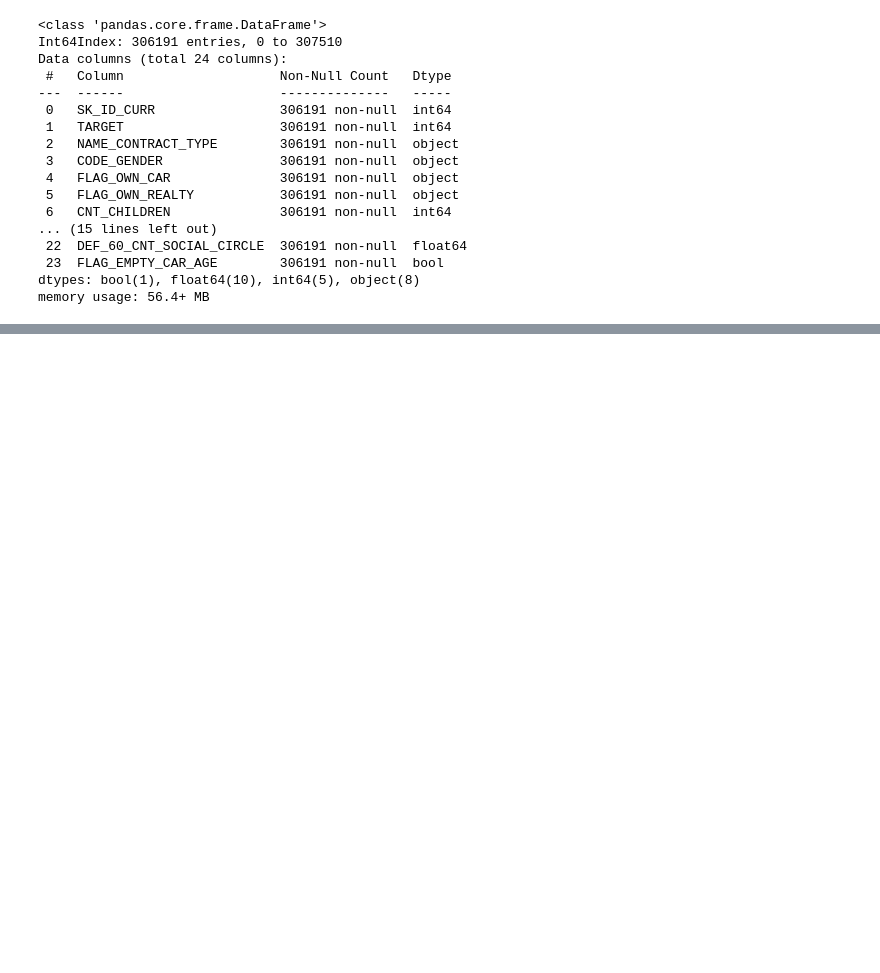
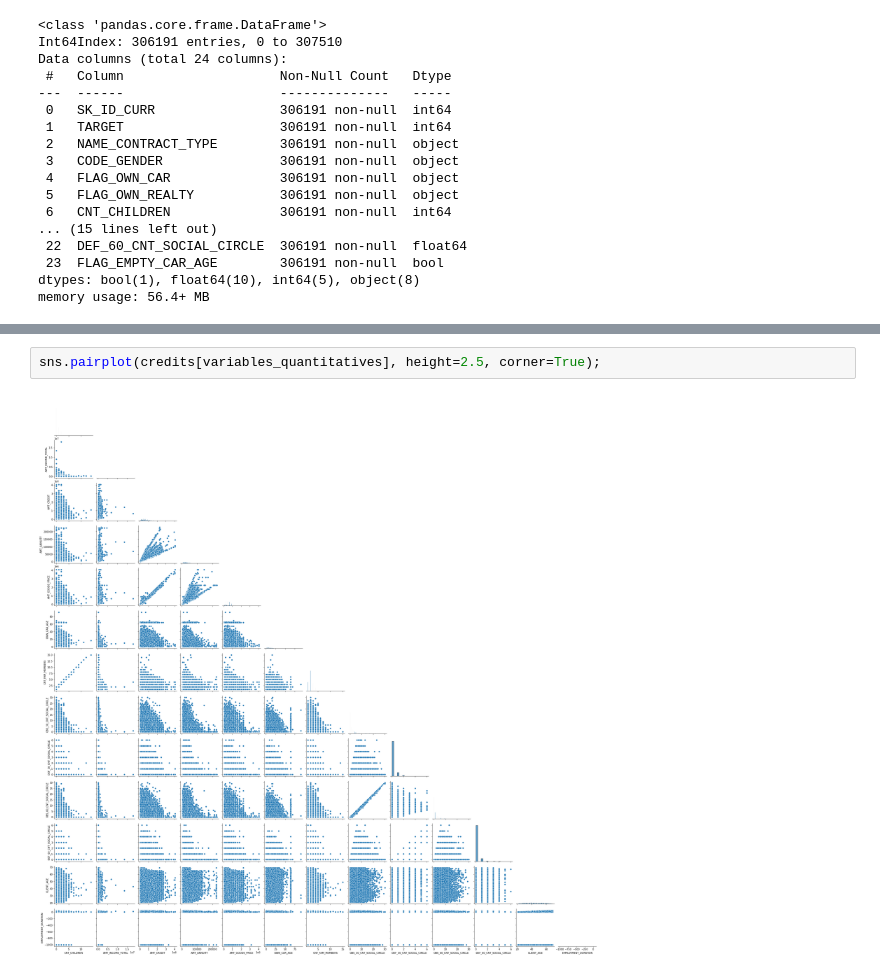
Before and after one commit to sebastienbourgeois/oc-p7-implementer-modele-scoring, a Jupyter notebook: code/modelisation.ipynb, the cells around one changed output, grey strips where cells are left out. Saved outputs shown, nothing was run; the diff lists cells and outputs as text; blank space fills up the shorter version.

```diff
--- a/code/modelisation.ipynb
+++ b/code/modelisation.ipynb
@@ -1189,0 +1090,4 @@ Pas d'erreur apparente sur les voitures ayant 64 et 65 ans si ce n'est une bizar
+# %%
+sns.pairplot(credits[variables_quantitatives], height=2.5, corner=True);
+# %% [output]
+[figure, added]
```
Also changed, not shown: parts of 96 cells of this notebook.
